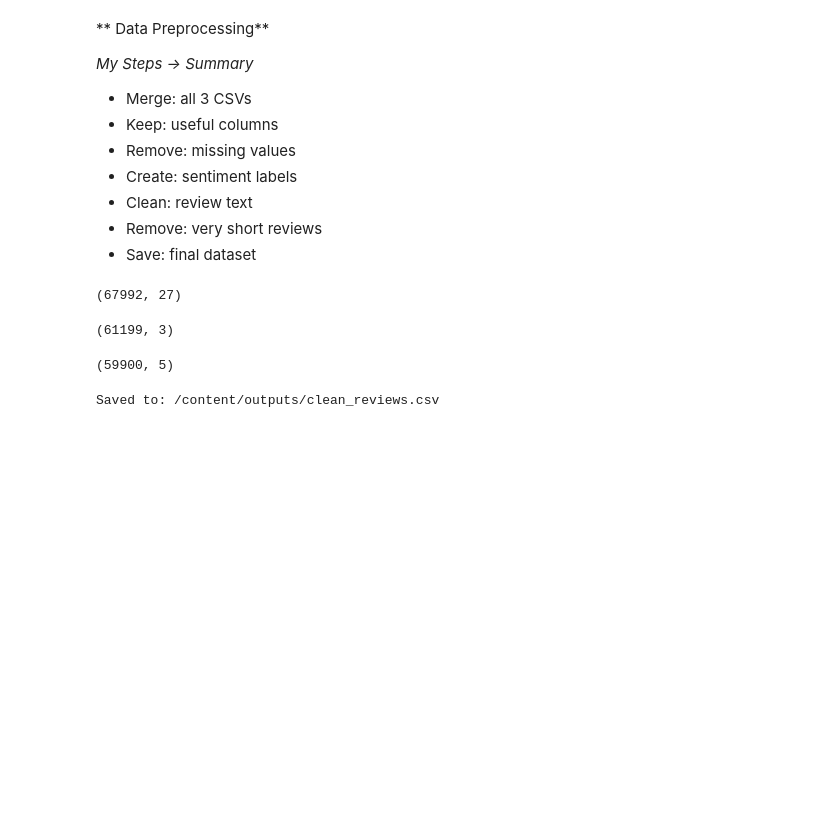
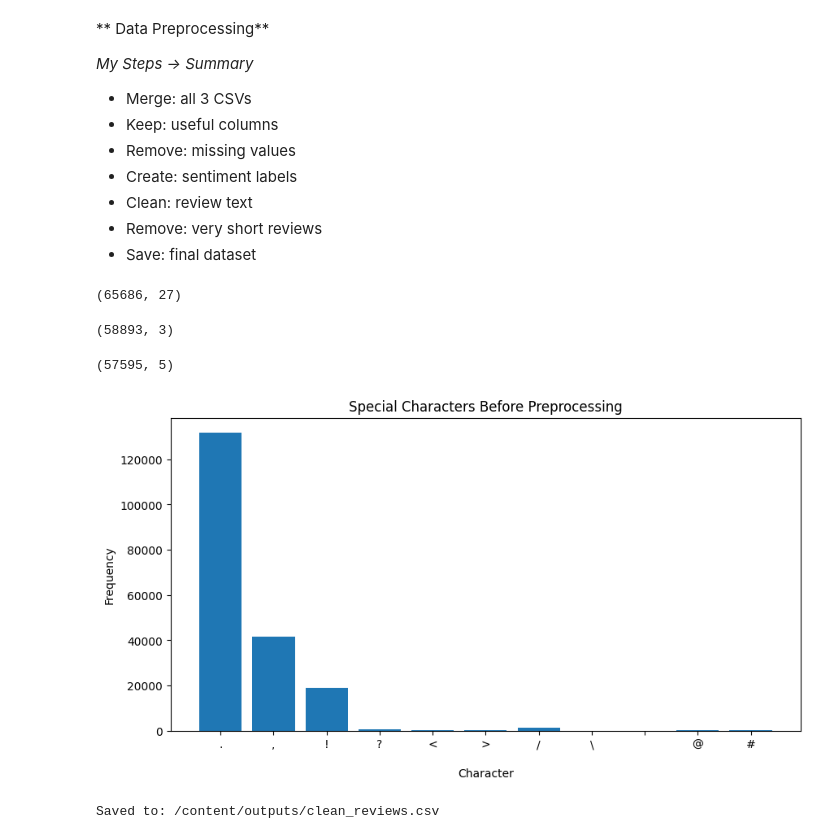
Before and after one commit to DimiGretsistas/Automated-Customers-Reviews-Project, a Jupyter notebook: notebooks/01_merge_and_clean.ipynb, the cells around one changed output. Cells and saved outputs as stored; diff of their text form; code cells hidden in the pictures; blank space fills up the shorter version.

Commit message:
added charts

```diff
--- a/notebooks/01_merge_and_clean.ipynb
+++ b/notebooks/01_merge_and_clean.ipynb
@@ -20,6 +20,8 @@ import re
 data_folder = Path("/content")
 csv_files = list(data_folder.glob("*.csv"))
 csv_files
+
+df_list = []
 
 #reading each CSV safely
 for file in csv_files:
@@ -37,7 +39,7 @@ df = pd.concat(df_list, ignore_index=True)
 #checking merged dataset size
 df.shape
 # %% [output]
-(67992, 27)
+(65686, 27)
 # %%
 #Reviewing data
 df = df [[
@@ -52,7 +54,7 @@ df.head()
 df = df.dropna(subset=["name", "reviews.rating", "reviews.text"])
 df.shape
 # %% [output]
-(61199, 3)
+(58893, 3)
 # %%
 #Converting the ratings to integers
 df["reviews.rating"] = df["reviews.rating"].astype(int)
@@ -99,7 +101,41 @@ df[["reviews.text", "clean_review"]].sample(10)
 df = df[df["clean_review"].str.len() > 10]
 df.shape
 # %% [output]
-(59900, 5)
+(57595, 5)
+# %%
+import matplotlib.pyplot as plt
+from collections import Counter
+
+# combine raw review text
+raw_text = " ".join(df["reviews.text"].dropna().astype(str))
+
+# characters to inspect
+special_chars = [
+    ".", ",", "!", "?", "<", ">",
+    "/", "\\", "\n", "@", "#"
+]
+
+# count occurrences
+char_counts = {
+    char: raw_text.count(char)
+    for char in special_chars
+}
+
+# plot chart
+plt.figure(figsize=(10, 5))
+
+plt.bar(
+    char_counts.keys(),
+    char_counts.values()
+)
+
+plt.title("Special Characters Before Preprocessing")
+plt.xlabel("Character")
+plt.ylabel("Frequency")
+
+plt.show()
+# %% [output]
+[figure, added]
 # %%
 #Saving the cleaned dataset
 
```
Also changed, not shown: parts of 1 cell of this notebook.
